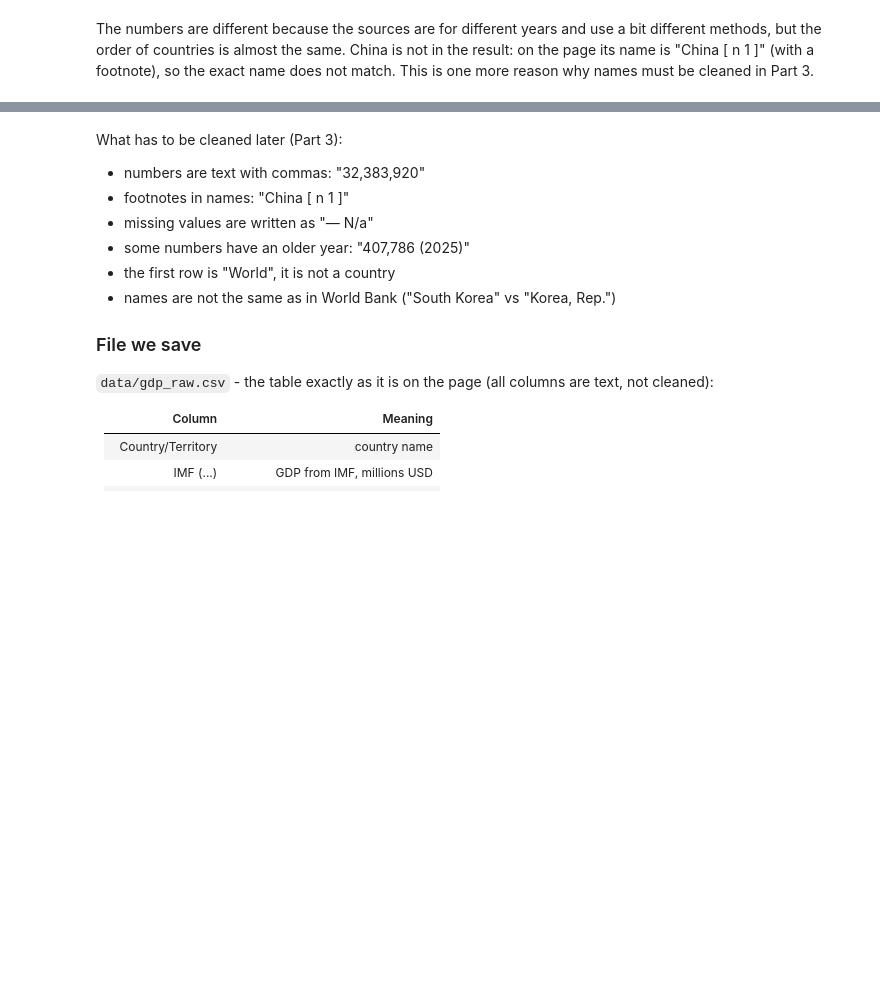
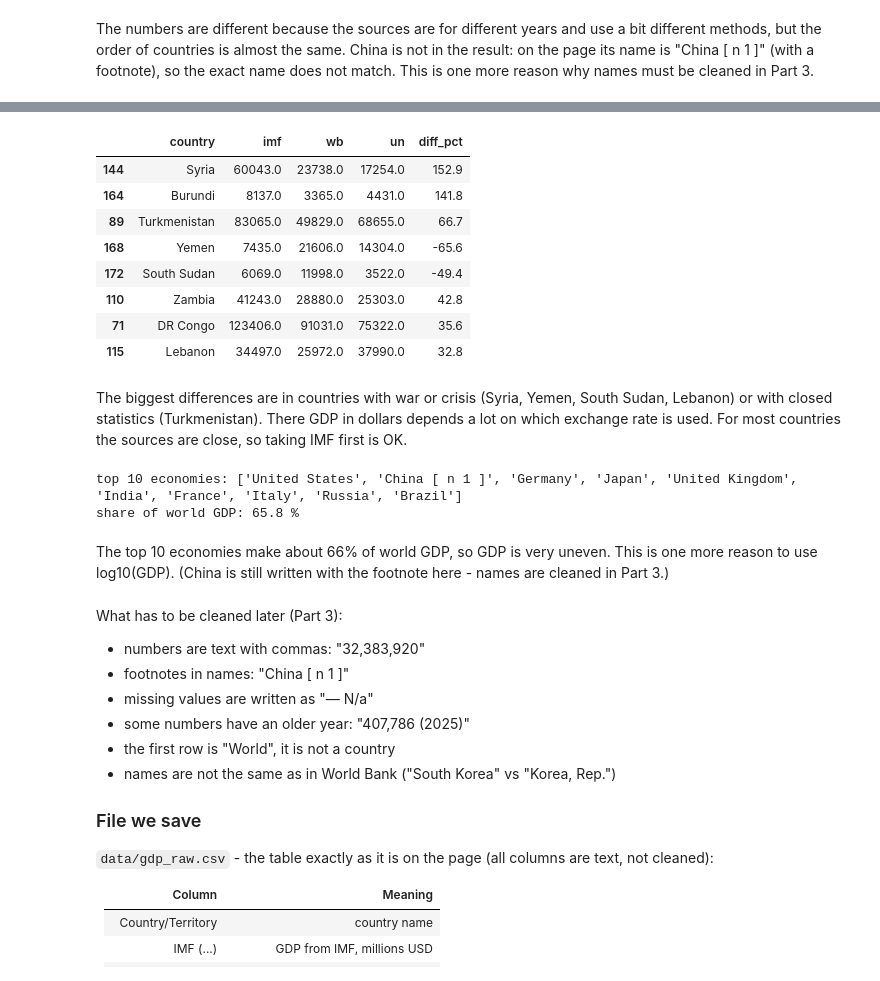
Before and after one commit to KalybaiNurdaulet/Exchange-rates-and-national-economies, a Jupyter notebook: 02_WebScraping_Wikipedia_Nurdaulet.ipynb, the cells around one changed output, grey strips where cells are left out. Cells and saved outputs as stored; diff of their text form; code cells hidden in the pictures; blank space fills up the shorter version.

```diff
--- a/02_WebScraping_Wikipedia_Nurdaulet.ipynb
+++ b/02_WebScraping_Wikipedia_Nurdaulet.ipynb
@@ -194,3 +244,31 @@ This is one more reason why names must be cleaned in Part 3.
+# %%
+# countries where the sources are the most different
+both.reindex(both["diff_pct"].abs().sort_values(ascending=False).index).head(8).round(1)
+# %% [output]
+|  | country | imf | wb | un | diff_pct |
+| 144 | Syria | 60043.0 | 23738.0 | 17254.0 | 152.9 |
+| 164 | Burundi | 8137.0 | 3365.0 | 4431.0 | 141.8 |
+| 89 | Turkmenistan | 83065.0 | 49829.0 | 68655.0 | 66.7 |
+| 168 | Yemen | 7435.0 | 21606.0 | 14304.0 | -65.6 |
+| 172 | South Sudan | 6069.0 | 11998.0 | 3522.0 | -49.4 |
+| 110 | Zambia | 41243.0 | 28880.0 | 25303.0 | 42.8 |
+| 71 | DR Congo | 123406.0 | 91031.0 | 75322.0 | 35.6 |
+| 115 | Lebanon | 34497.0 | 25972.0 | 37990.0 | 32.8 |
+# %% [markdown]
+The biggest differences are in countries with war or crisis (Syria, Yemen, South Sudan, Lebanon)
+or with closed statistics (Turkmenistan). There GDP in dollars depends a lot on which exchange rate is used.
+For most countries the sources are close, so taking IMF first is OK.
+# %%
+world = to_number(gdp.iloc[0, 1])
+top10 = check.sort_values("imf", ascending=False).head(10)
+print("top 10 economies:", list(top10["country"]))
+print("share of world GDP:", round(top10["imf"].sum() / world * 100, 1), "%")
+# %% [output]
+top 10 economies: ['United States', 'China [ n 1 ]', 'Germany', 'Japan', 'United Kingdom', 'India', 'France', 'Italy', 'Russia', 'Brazil']
+share of world GDP: 65.8 %
+# %% [markdown]
+The top 10 economies make about 66% of world GDP, so GDP is very uneven. This is one more reason to use log10(GDP).
+(China is still written with the footnote here - names are cleaned in Part 3.)
 # %% [markdown]
 What has to be cleaned later (Part 3):
 - numbers are text with commas: "32,383,920"
```
Also changed, not shown: parts of 4 cells of this notebook, 3 other files.
